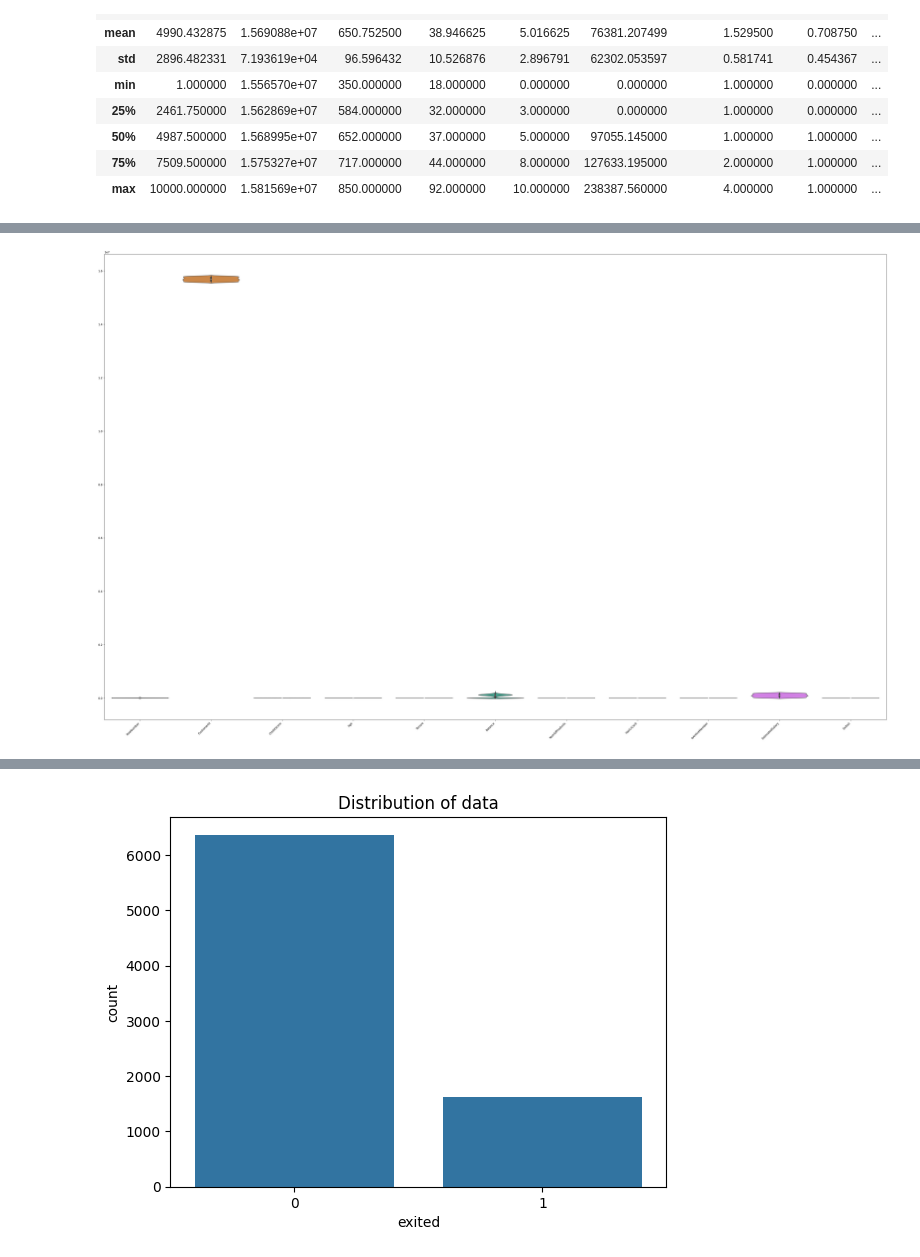
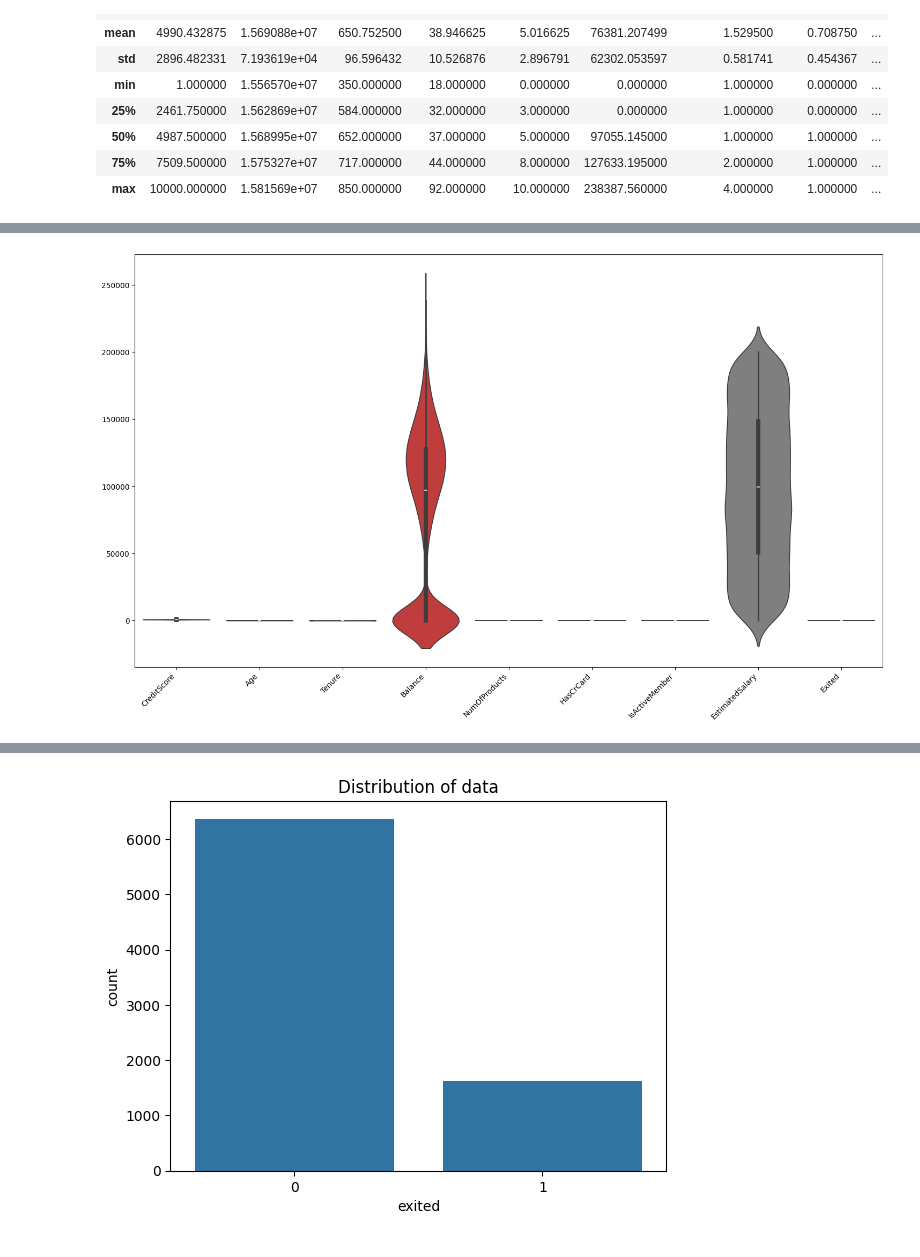
Before and after one commit to Indraadhikari/DAT200-Machine-Learning, a Jupyter notebook: CA4/CA4_Group_11.ipynb, the cells around one changed output, grey strips where cells are left out. Drawn from its saved outputs; the diff is of its cells as text; code cells hidden in the pictures.

```diff
--- a/CA4/CA4_Group_11.ipynb
+++ b/CA4/CA4_Group_11.ipynb
@@ -117,0 +118,5 @@ ValueError: could not convert string to float: 'Walton'
+# %%
+# Creating new df without irevalent columns
+new_df = df.drop(columns = ['Surname', 'CustomerId', 'RowNumber'])
+test_df = test.drop(columns = ['Surname', 'CustomerId', 'RowNumber'])
+new_df.shape
@@ -151,13 +159,13 @@ plt.show()
 # %%
 # Identify value ranges and potential outliers
-cols=df.columns
+cols=new_df.columns
 
-fig, ax = plt.subplots(1, 1, figsize=(50, 30))
+fig, ax = plt.subplots(1, 1, figsize=(18, 10))
 
 data = pd.DataFrame(df, columns=cols)
 
 sns.violinplot(data=data, ax=ax)
 plt.xticks(rotation=45, ha='right')
 plt.show()
 # %% [output]
-[figure, old version]
+[figure, new version]
```
Also changed, not shown: parts of 55 cells of this notebook, 1 other file.
